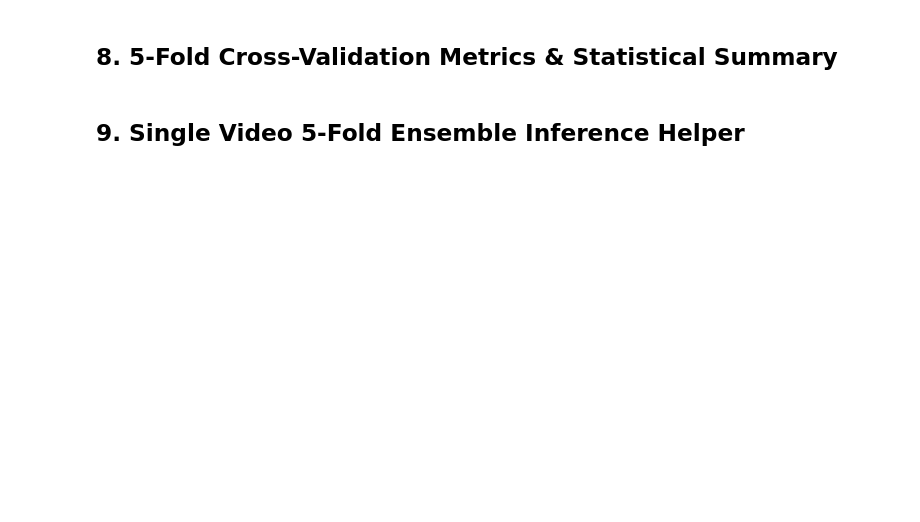
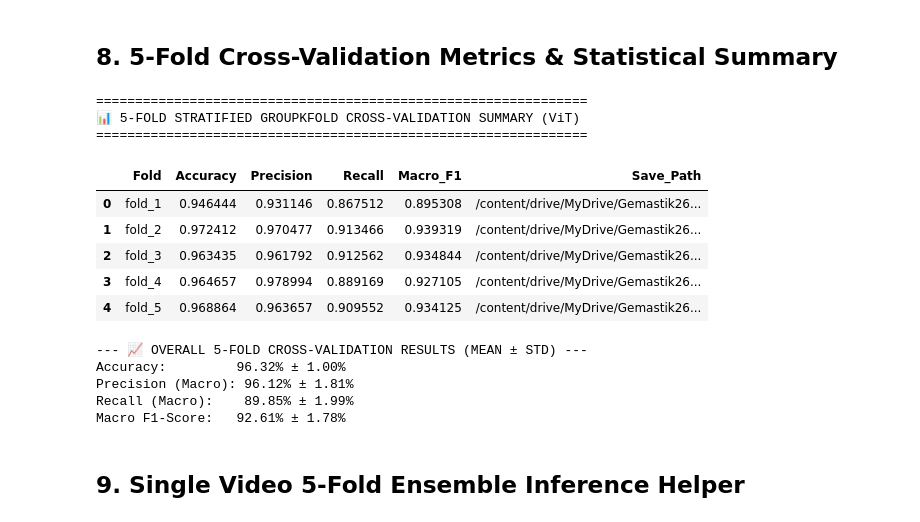
Before and after one commit to putrahadiyanto/mancing-tipu, a Jupyter notebook: notebook/revision1/kfold_video_ai_detection.ipynb, the cells around one changed output. Cells and saved outputs as stored; diff of their text form; code cells hidden in the pictures; blank space fills up the shorter version.

```diff
--- a/notebook/revision1/kfold_video_ai_detection.ipynb
+++ b/notebook/revision1/kfold_video_ai_detection.ipynb
@@ -268,17 +275,12 @@ class VideoFrameDataset(Dataset):
             image = self.transform(image)
         return image, label
 
-mean = processor.image_mean if hasattr(processor, 'image_mean') else [0.5, 0.5, 0.5]
-std = processor.image_std if hasattr(processor, 'image_std') else [0.5, 0.5, 0.5]
+mean = processor.image_mean if hasattr(processor, 'image_mean') and processor.image_mean is not None else [0.485, 0.456, 0.406]
+std = processor.image_std if hasattr(processor, 'image_std') and processor.image_std is not None else [0.229, 0.224, 0.225]
 
-raw_train_transform = transforms.Compose([
-    transforms.Resize(IMAGE_SIZE),
-    transforms.ToTensor(),
-    transforms.Normalize(mean=mean, std=std)
-])
-
+# 🟢 Section 2B.2 Train-Set-Only Video Augmentation Pipeline
 aug_train_transform = transforms.Compose([
-    transforms.Resize(IMAGE_SIZE),
+    transforms.RandomResizedCrop(IMAGE_SIZE, scale=(0.8, 1.0)),
     transforms.RandomHorizontalFlip(p=0.5),
     transforms.RandomRotation(degrees=15),
     transforms.ColorJitter(brightness=0.2, contrast=0.2, saturation=0.2),
@@ -286,8 +288,13 @@ aug_train_transform = transforms.Compose([
     transforms.Normalize(mean=mean, std=std)
 ])
 
+# 🔴 Validation & Test Set (Strictly Non-Augmented)
 val_transform = transforms.Compose([
     transforms.Resize(IMAGE_SIZE),
     transforms.ToTensor(),
     transforms.Normalize(mean=mean, std=std)
 ])
+
+print("✅ Loaded Section 2B.2 Train-Only Video Augmentations:")
+print("   - RandomResizedCrop(scale=[0.8, 1.0]) | RandomHorizontalFlip(p=0.5)")
+print("   - RandomRotation(degrees=15) | ColorJitter(brightness=0.2, contrast=0.2, saturation=0.2)")
@@ -465,7 +479,7 @@ def train_vit_kfold_pipeline(model_tag="AUGMENTED_DATA", train_transform_func=au
 # %% [markdown]
 ## 7. Run 5-Fold ViT Training & Fine-Tuning Execution
 # %%
-fold_results, fold_histories = train_vit_kfold_pipeline(
+fold_results, fold_histories, oof_predictions = train_vit_kfold_pipeline(
     model_tag="AUGMENTED_DATA",
     train_transform_func=aug_train_transform,
     epochs=EPOCHS,
@@ -477,26 +511,78 @@ fold_results, fold_histories = train_vit_kfold_pipeline(
 # %%
 df_kfold = pd.DataFrame(fold_results)
 
-# Compute Mean & Std across 5 Folds
 mean_acc = df_kfold["Accuracy"].mean() * 100
 std_acc = df_kfold["Accuracy"].std() * 100
 mean_f1 = df_kfold["Macro_F1"].mean() * 100
 std_f1 = df_kfold["Macro_F1"].std() * 100
 mean_prec = df_kfold["Precision"].mean() * 100
 std_prec = df_kfold["Precision"].std() * 100
 mean_rec = df_kfold["Recall"].mean() * 100
 std_rec = df_kfold["Recall"].std() * 100
 
 print("===============================================================")
 print("📊 5-FOLD STRATIFIED GROUPKFOLD CROSS-VALIDATION SUMMARY (ViT)")
 print("===============================================================")
 display(df_kfold)
 
 print("\n--- 📈 OVERALL 5-FOLD CROSS-VALIDATION RESULTS (MEAN ± STD) ---")
 print(f"Accuracy:         {mean_acc:.2f}% ± {std_acc:.2f}%")
 print(f"Precision (Macro): {mean_prec:.2f}% ± {std_prec:.2f}%")
 print(f"Recall (Macro):    {mean_rec:.2f}% ± {std_rec:.2f}%")
 print(f"Macro F1-Score:   {mean_f1:.2f}% ± {std_f1:.2f}%")
+
+# --------------------------------------------------------
+# 🧩 Plot Confusion Matrices Across All 5 Folds & Aggregated
+# --------------------------------------------------------
+fig, axes = plt.subplots(2, 3, figsize=(16, 10))
+axes = axes.flatten()
+
+all_targets_combined = []
+all_preds_combined = []
+
+for fold_idx, (fold_name, res) in enumerate(oof_predictions.items()):
+    y_true = res["targets"]
+    y_pred = res["preds"]
+    all_targets_combined.extend(y_true)
+    all_preds_combined.extend(y_pred)
+
+    cm = confusion_matrix(y_true, y_pred)
+    sns.heatmap(cm, annot=True, fmt="d", cmap="Blues", cbar=False, ax=axes[fold_idx],
+                xticklabels=CLASSES, yticklabels=CLASSES)
+    axes[fold_idx].set_title(f"{fold_name.upper()} Confusion Matrix")
+    axes[fold_idx].set_xlabel("Predicted Label")
+    axes[fold_idx].set_ylabel("True Label")
+
+# Plot Overall Combined Out-of-Fold Confusion Matrix
+cm_overall = confusion_matrix(all_targets_combined, all_preds_combined)
+sns.heatmap(cm_overall, annot=True, fmt="d", cmap="Greens", cbar=False, ax=axes[5],
+            xticklabels=CLASSES, yticklabels=CLASSES)
+axes[5].set_title("🏆 OVERALL 5-FOLD COMBINED CONFUSION MATRIX")
+axes[5].set_xlabel("Predicted Label")
+axes[5].set_ylabel("True Label")
+
+plt.tight_layout()
+plt.show()
+
+print("\n===============================================================")
+print("📋 OVERALL OUT-OF-FOLD CLASSIFICATION REPORT (100% TEST DATASET)")
+print("===============================================================")
+print(classification_report(all_targets_combined, all_preds_combined, target_names=CLASSES, digits=4))
+# %% [output]
+===============================================================
+📊 5-FOLD STRATIFIED GROUPKFOLD CROSS-VALIDATION SUMMARY (ViT)
+===============================================================
+|  | Fold | Accuracy | Precision | Recall | Macro_F1 | Save_Path |
+| 0 | fold_1 | 0.946444 | 0.931146 | 0.867512 | 0.895308 | /content/drive/MyDrive/Gemastik26... |
+| 1 | fold_2 | 0.972412 | 0.970477 | 0.913466 | 0.939319 | /content/drive/MyDrive/Gemastik26... |
+| 2 | fold_3 | 0.963435 | 0.961792 | 0.912562 | 0.934844 | /content/drive/MyDrive/Gemastik26... |
+| 3 | fold_4 | 0.964657 | 0.978994 | 0.889169 | 0.927105 | /content/drive/MyDrive/Gemastik26... |
+| 4 | fold_5 | 0.968864 | 0.963657 | 0.909552 | 0.934125 | /content/drive/MyDrive/Gemastik26... |
+--- 📈 OVERALL 5-FOLD CROSS-VALIDATION RESULTS (MEAN ± STD) ---
+Accuracy:         96.32% ± 1.00%
+Precision (Macro): 96.12% ± 1.81%
+Recall (Macro):    89.85% ± 1.99%
+Macro F1-Score:   92.61% ± 1.78%
 # %% [markdown]
 ## 9. Single Video 5-Fold Ensemble Inference Helper
 # %%
```
Also changed, not shown: parts of 6 cells of this notebook, 5 other files.
